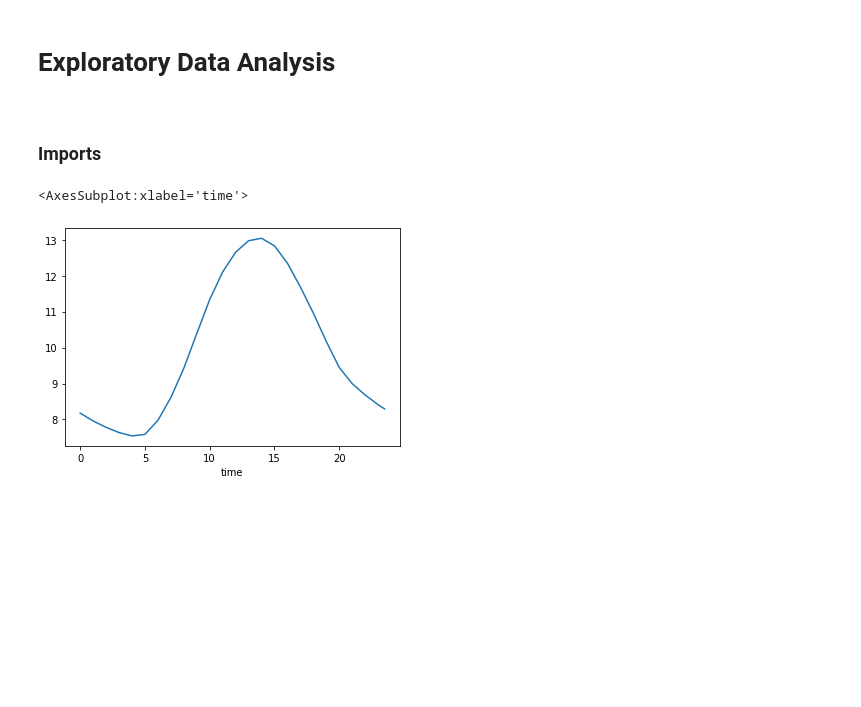
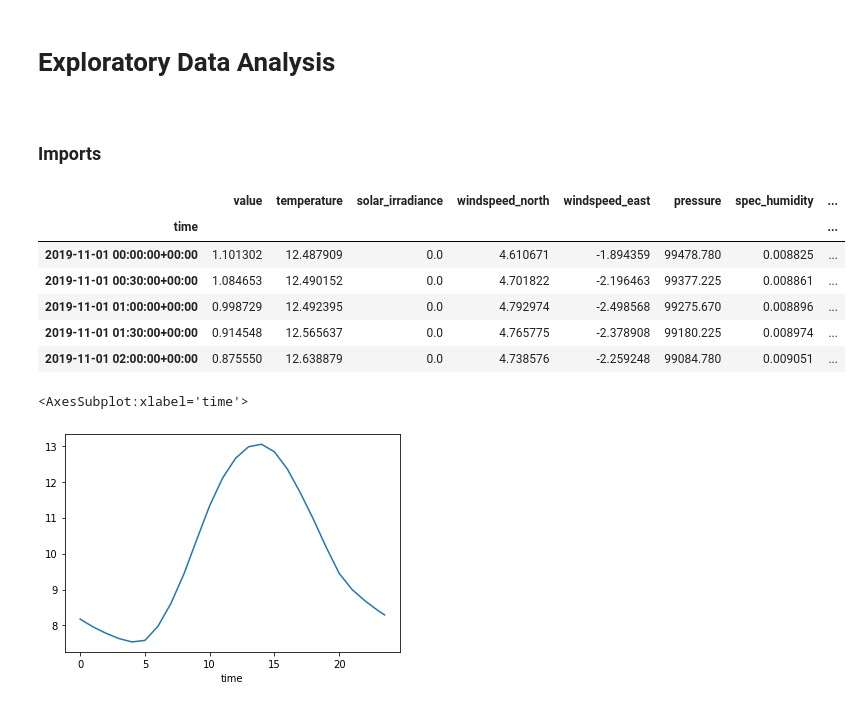
Before and after one commit to AyrtonB/WPD-Hackathon, a Jupyter notebook: nbs/03b-eda.ipynb, the cells around one changed output. Drawn from its saved outputs; the diff is of its cells as text; code cells hidden in the pictures; blank space fills up the shorter version.

```diff
--- a/nbs/03b-eda.ipynb
+++ b/nbs/03b-eda.ipynb
@@ -21,3 +17,33 @@ df_features, df_target = data.construct_baseline_features_target_dfs(data_dir)
+# %%
+data_dir = '../data'
+
+data_kwargs = {
+    'real_power_sub_dir': 'real_power',
+    'weather_sub_dir': 'weather',
+    'real_power_time_period': '_pre_august',
+    'real_power_site': 'Staplegrove_CB905',
+    'weather_grid_point': 'staplegrove_1',
+    'weather_interpolate_method': 'interpolate'
+}
+
+cols_subset = ['value', 'temperature', 'solar_irradiance', 'pressure', 'spec_humidity', 'hour',
+               'windspeed_north', 'windspeed_east', 'doy', 'speed', 'direction', 'weekend', 'hcdh']
+
+features_kwargs = {'features': ['temporal', 'dir_speed', 'hcdh']}
+
+df_features, df_target = data.construct_baseline_features_target_dfs(data_dir, **data_kwargs)
+df_features = feature.create_additional_features(df_features, **features_kwargs)
+df_features = feature.process_features(df_features, cols_subset=cols_subset)
+
+df_features.head()
+# %% [output]
+|  | value | temperature | solar_irradiance | windspeed_north | windspeed_east | pressure | spec_humidity | ... |
+| time |  |  |  |  |  |  |  | ... |
+| 2019-11-01 00:00:00+00:00 | 1.101302 | 12.487909 | 0.0 | 4.610671 | -1.894359 | 99478.780 | 0.008825 | ... |
+| 2019-11-01 00:30:00+00:00 | 1.084653 | 12.490152 | 0.0 | 4.701822 | -2.196463 | 99377.225 | 0.008861 | ... |
+| 2019-11-01 01:00:00+00:00 | 0.998729 | 12.492395 | 0.0 | 4.792974 | -2.498568 | 99275.670 | 0.008896 | ... |
+| 2019-11-01 01:30:00+00:00 | 0.914548 | 12.565637 | 0.0 | 4.765775 | -2.378908 | 99180.225 | 0.008974 | ... |
+| 2019-11-01 02:00:00+00:00 | 0.875550 | 12.638879 | 0.0 | 4.738576 | -2.259248 | 99084.780 | 0.009051 | ... |
 # %%
 s_tod = pd.Series(df_features.index.hour+df_features.index.minute/60, index=df_features.index)
 s_avg_daily_temp = df_features['temperature'].groupby(s_tod).mean()
```
Also changed, not shown: parts of 7 cells of this notebook, 5 other files.
